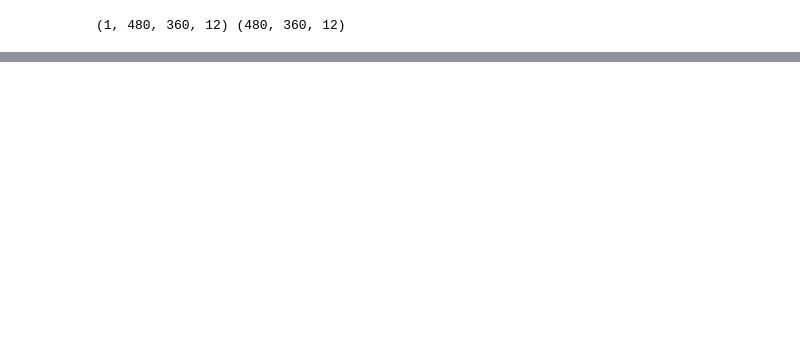
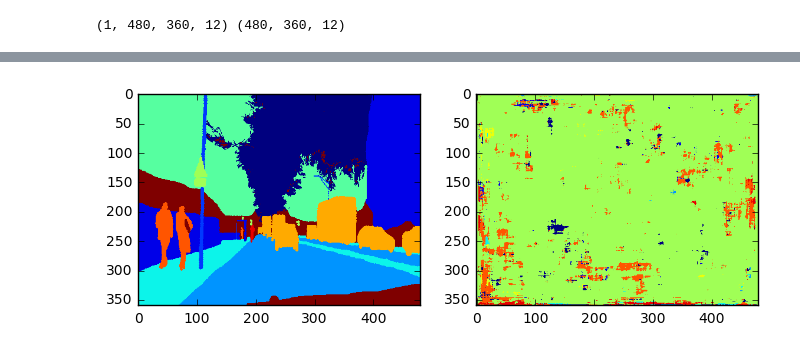
Before and after one commit to legokichi/keras-segnet, a Jupyter notebook: predict.ipynb, the cells around one changed output, grey strips where cells are left out. Saved outputs shown, nothing was run; the diff lists cells and outputs as text; code cells hidden in the pictures; blank space fills up the shorter version.

```diff
--- a/predict.ipynb
+++ b/predict.ipynb
@@ -22,26 +59,25 @@ for i in range(12): annot[np.where(mask == i)] = 255/12*i
 # %%
+
 import tensorflow as tf
 
-use_indices = False
+name = "segnet2017-04-12-08-37-25_"; use_indices = False
+#name = "segnet_2017-04-12-08-38-00_indices"; use_indices = True
 
 with tf.device('/cpu:0'):
     from keras.models import model_from_json
     if use_indices:
-        with open('segnet_model.json', 'r') as f: model = model_from_json(f.read())
-        model.load_weights('segnet_indecis_weight.hdf5')
-    else:
         import SegNet
         model = SegNet.create_segnet(shape=(480, 360, 3), nb_class=12, indices=True)
-        model.load_weights('segnet_weight.hdf5')
-    frame = np.expand_dims(np.einsum('hwc->whc', norm), axis=0)
+        model.load_weights(name + '_weight.hdf5')
+    else:
+        with open(name + '_model.json', 'r') as f: model = model_from_json(f.read())
+        model.load_weights(name + '_weight.hdf5')
+    frame = np.expand_dims(np.einsum('hwc->whc', img), axis=0)
     output = model.predict(frame)
 
-print(output.shape, output[0].shape)
+    print(output.shape, output[0].shape)
 
-output = np.einsum('whc->hwc', output[0])
-output = np.argmax(output, axis=2)
-_annot = np.zeros(annot.shape, np.float32)
-
-for i in range(12): _annot[np.where(output == i)] = 255/12*i
+    output = np.einsum('whc->hwc', output[0])
+    output = np.argmax(output, axis=2)
 # %% [output]
 (1, 480, 360, 12) (480, 360, 12)
@@ -85,0 +84,14 @@ valid_gen batch_gen_len
+# %%
+_annot = np.zeros(annot.shape, np.uint8)
+for i in range(12): _annot[np.where(output == i)] = 255/12*i
+
+mat2 = [
+    [
+        lambda x: plt.imshow(annot),
+        lambda x: plt.imshow(_annot),
+    ],
+]
+
+mtx_plot(mat2, ratio=(4,3))
+# %% [output]
+[figure, added]
```
Also changed, not shown: parts of 4 cells of this notebook, 2 other files.
